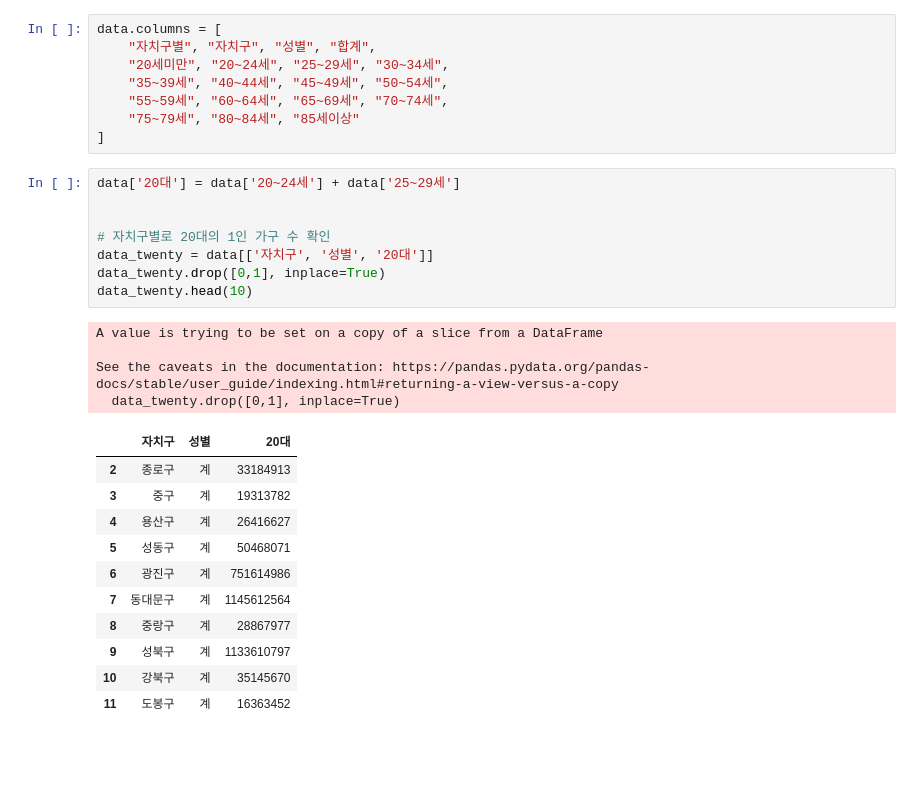
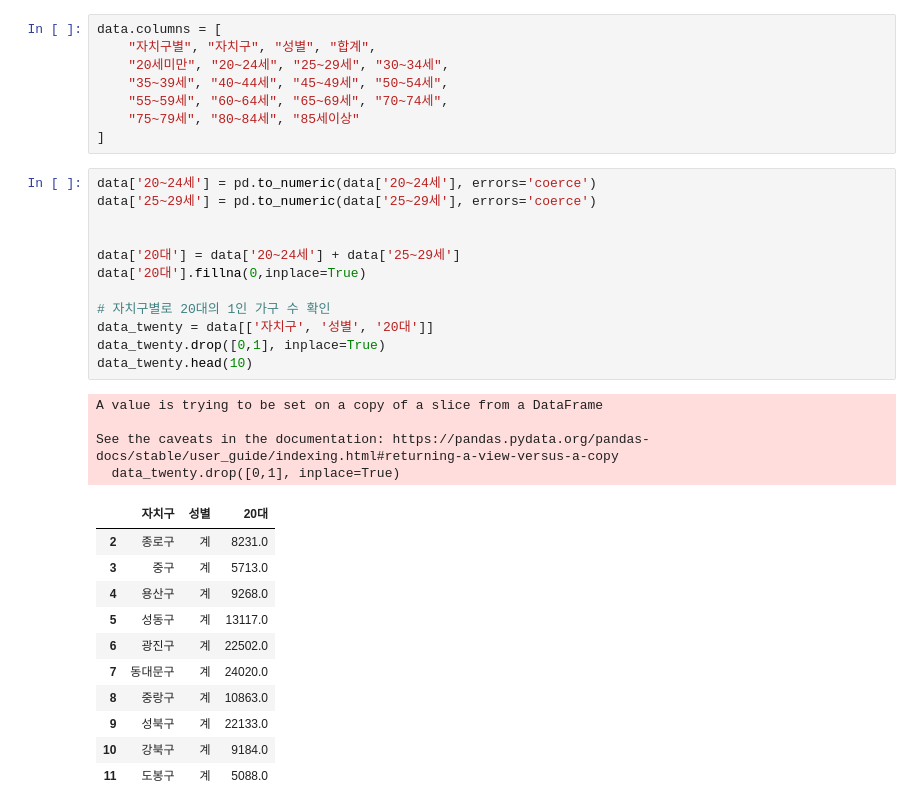
Before and after one commit to SEUNGW00LEE/SeoulBigdataCampus, a Jupyter notebook: 서울특별시빅데이터캠퍼스공모전/population.ipynb, the cells around one changed output. Drawn from its saved outputs; the diff is of its cells as text; blank space fills up the shorter version.

```diff
--- a/서울특별시빅데이터캠퍼스공모전/population.ipynb
+++ b/서울특별시빅데이터캠퍼스공모전/population.ipynb
@@ -31,26 +28,30 @@ data.columns = [
     "75~79세", "80~84세", "85세이상"
 ]
 # %%
+data['20~24세'] = pd.to_numeric(data['20~24세'], errors='coerce')
+data['25~29세'] = pd.to_numeric(data['25~29세'], errors='coerce')
+
+
 data['20대'] = data['20~24세'] + data['25~29세']
-
+data['20대'].fillna(0,inplace=True)
 
 # 자치구별로 20대의 1인 가구 수 확인
 data_twenty = data[['자치구', '성별', '20대']]
 data_twenty.drop([0,1], inplace=True)
 data_twenty.head(10)
 # %% [output]
 A value is trying to be set on a copy of a slice from a DataFrame
 
 See the caveats in the documentation: https://pandas.pydata.org/pandas-docs/stable/user_guide/indexing.html#returning-a-view-versus-a-copy
   data_twenty.drop([0,1], inplace=True)
 |  | 자치구 | 성별 | 20대 |
-| 2 | 종로구 | 계 | 33184913 |
-| 3 | 중구 | 계 | 19313782 |
-| 4 | 용산구 | 계 | 26416627 |
-| 5 | 성동구 | 계 | 50468071 |
-| 6 | 광진구 | 계 | 751614986 |
-| 7 | 동대문구 | 계 | 1145612564 |
-| 8 | 중랑구 | 계 | 28867977 |
-| 9 | 성북구 | 계 | 1133610797 |
-| 10 | 강북구 | 계 | 35145670 |
-| 11 | 도봉구 | 계 | 16363452 |
+| 2 | 종로구 | 계 | 8231.0 |
+| 3 | 중구 | 계 | 5713.0 |
+| 4 | 용산구 | 계 | 9268.0 |
+| 5 | 성동구 | 계 | 13117.0 |
+| 6 | 광진구 | 계 | 22502.0 |
+| 7 | 동대문구 | 계 | 24020.0 |
+| 8 | 중랑구 | 계 | 10863.0 |
+| 9 | 성북구 | 계 | 22133.0 |
+| 10 | 강북구 | 계 | 9184.0 |
+| 11 | 도봉구 | 계 | 5088.0 |
```
Also changed, not shown: parts of 9 cells of this notebook.
